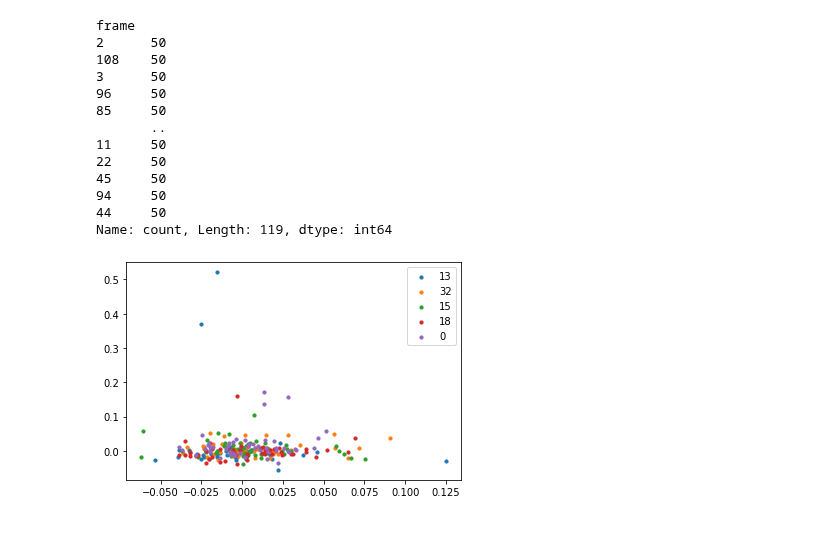
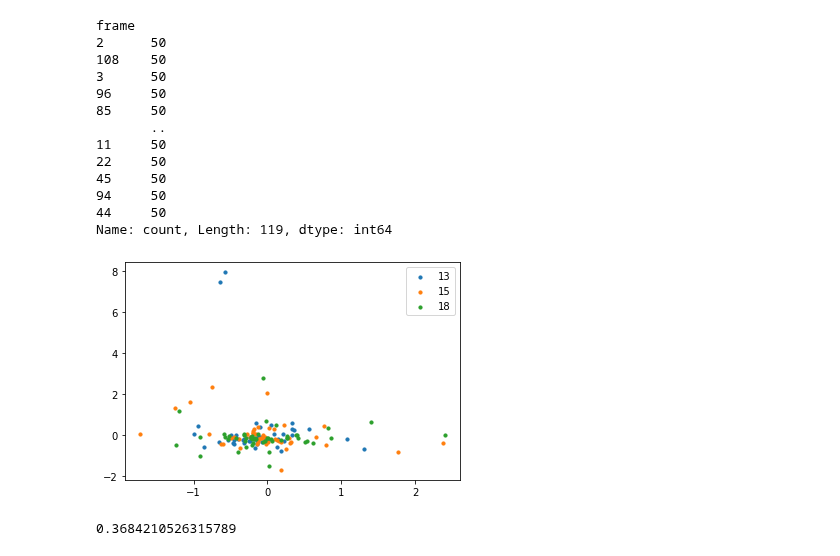
Before and after one commit to AllenSWDB/TReND_2024, a Jupyter notebook: code/Day 2 - population decoding.ipynb, the cells around one changed output. Drawn from its saved outputs; the diff is of its cells as text; code cells hidden in the pictures.

Commit message:
pop decoding - finish image classifier

```diff
--- a/code/Day 2 - population decoding.ipynb
+++ b/code/Day 2 - population decoding.ipynb
@@ -475,13 +467,11 @@ frame
 44     50
 Name: count, Length: 119, dtype: int64
 # %%
+# choose a handful of images and subset the stim table to just the relevant trials
 images = [0, 13, 15, 18, 32]
-
+images = [13, 15, 18]
 sweeps = stim_table_ns[stim_table_ns["frame"].isin(images)]
 # %%
-timestamps, dff = data_set_ns.get_dff_traces()
-# dff = dff[cells, :]
-
 # make your code from above into a function to calculate the mean sweep response
 import pandas as pd
 def get_mean_sweep_response(dff, stim_table):
@@ -492,21 +482,41 @@ def get_mean_sweep_response(dff, stim_table):
         mean_sweep_response.loc[trial, :] = dff[
             :, stim_table.loc[trial, "start"] : stim_table.loc[trial, "end"]
         ].mean(axis=1)
-    # Normalize?
-    return mean_sweep_response
+    # Normalize
+    X = mean_sweep_response.values.astype(float)
+    X = (X - X.mean(axis=1, keepdims=True)) / X.std(axis=1, keepdims=True)
+    # from sklearn.preprocessing import scale
+    # X = scale(X)
+    return X
 
 # then run it on the natural scenes data
+timestamps, dff = data_set_ns.get_dff_traces()
 response = get_mean_sweep_response(dff, sweeps)
 # %%
+# define X and y for responses of the pair of cells,
+# then plot the responses colored by the image frame
 # the cell indices may be different in this new session/dataset
 cells = data_set_ns.get_cell_specimen_indices([cell1_id, cell2_id])
-X = response[cells].values
+# X = response[cells].values
+X = response[:, cells]
 y = sweeps["frame"]
+
+for value in y.unique():
+    subset = y == value
+    plt.scatter(X[subset, 0], X[subset, 1], s=10, label=value)
+plt.legend()
+plt.show()
+# %% [output]
+[figure, added]
-# %%
-for value in y.unique():
-    subset = y == value
-    plt.scatter(X[subset, 0], X[subset, 1], s=10, label=value)
-plt.legend()
-plt.show()
-# %% [output]
-[figure, removed]
+# %%
+# define X and y for the population of cells, split train and test data,
+# then fit and score a logistic regression classifier and plot the confusion matrix
+X = response
+X_train, X_test, y_train, y_test = train_test_split(X, y, stratify=y, test_size=0.25)
+
+model = LogisticRegression(max_iter=10000)
+model.fit(X_train, y_train)
+model.score(X_test, y_test)
+# model.score(X_train, y_train)
+# %% [output]
+0.3684210526315789
```
Also changed, not shown: parts of 5 cells of this notebook.
